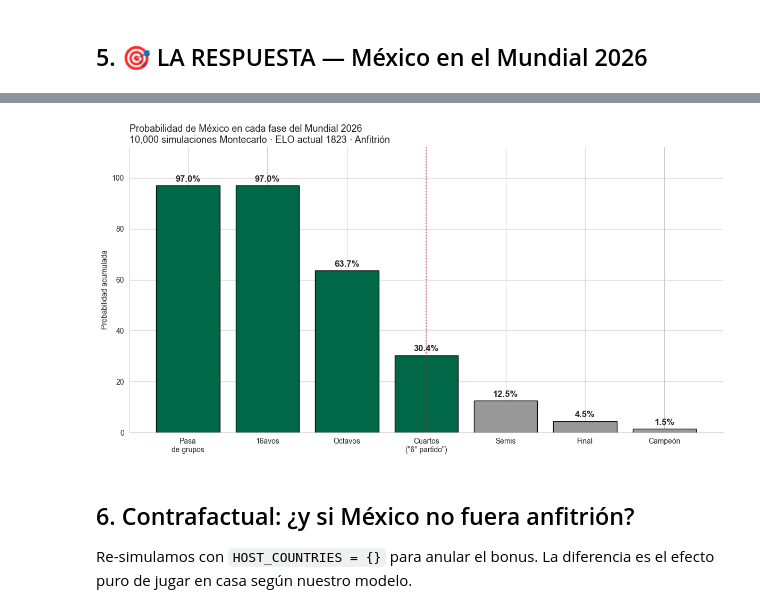
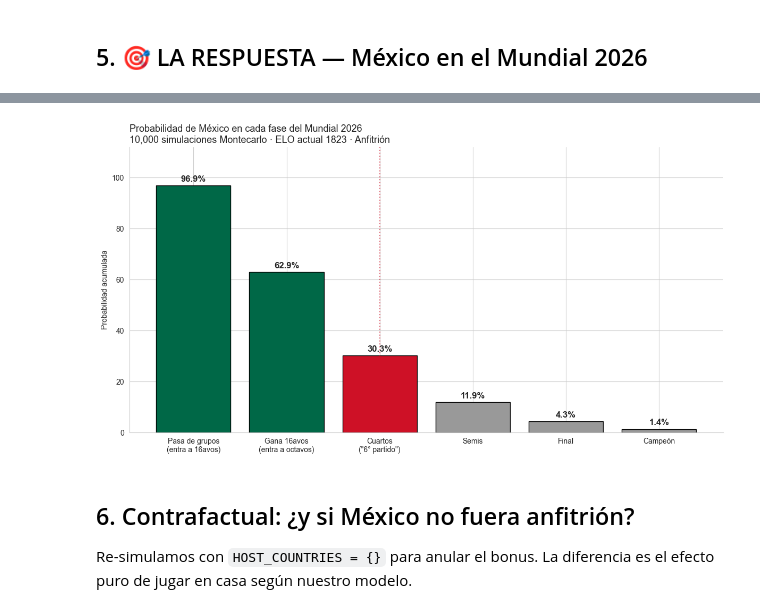
Before and after one commit to darioomar-blip/mundial-2026-mexico, a Jupyter notebook: notebooks/06_simulacion_mundial_2026.ipynb, the cells around one changed output, grey strips where cells are left out. Drawn from its saved outputs; the diff is of its cells as text; code cells hidden in the pictures.

```diff
--- a/notebooks/06_simulacion_mundial_2026.ipynb
+++ b/notebooks/06_simulacion_mundial_2026.ipynb
@@ -189,29 +189,29 @@ P(es campeón del mundo):           1.5%
 # %%
 # Gráfico funnel
 fig, ax = plt.subplots(figsize=(12, 6.5))
-fases_es = ['Pasa\nde grupos', '16avos', 'Octavos', 'Cuartos\n("6° partido")', 'Semis', 'Final', 'Campeón']
-valores = [mx['Round of 32']*100, mx['Round of 32']*100,
+fases_es = ['Pasa de grupos\n(entra a 16avos)', 'Gana 16avos\n(entra a octavos)', 'Cuartos\n("6° partido")', 'Semis', 'Final', 'Campeón']
+valores = [mx['Round of 32']*100,
            mx['Round of 16']*100, mx['Quarter-final']*100,
            mx['Semi-final']*100, mx['Final']*100, mx['Champion']*100]
 
-colors = [VERDE_MX]*4 + [GRIS]*3
+colors = [VERDE_MX]*2 + [ROJO] + [GRIS]*3
 bars = ax.bar(fases_es, valores, color=colors, edgecolor='black')
 for bar, v in zip(bars, valores):
     ax.text(bar.get_x()+bar.get_width()/2, v+1.5, f'{v:.1f}%', ha='center', fontsize=12, fontweight='bold')
 
 # Highlight cuartos
-ax.axvline(3, color=ROJO, linestyle=':', alpha=0.6)
+ax.axvline(2, color=ROJO, linestyle=':', alpha=0.6)
 
 ax.set_ylabel('Probabilidad acumulada')
 ax.set_ylim(0, max(valores)+15)
 ax.set_title(f'Probabilidad de México en cada fase del Mundial 2026\n'
              f'{N_SIMS:,} simulaciones Montecarlo · ELO actual 1823 · Anfitrión', loc='left', fontsize=13)
 
 plt.tight_layout()
 plt.savefig(OUTPUTS / 'mc_01_mexico_funnel.png', dpi=120, bbox_inches='tight')
 plt.show()
 # %% [output]
-[figure, old version]
+[figure, new version]
 # %% [markdown]
 ## 6. Contrafactual: ¿y si México no fuera anfitrión?
 
```
Also changed, not shown: parts of 7 cells of this notebook, 6 other files.
